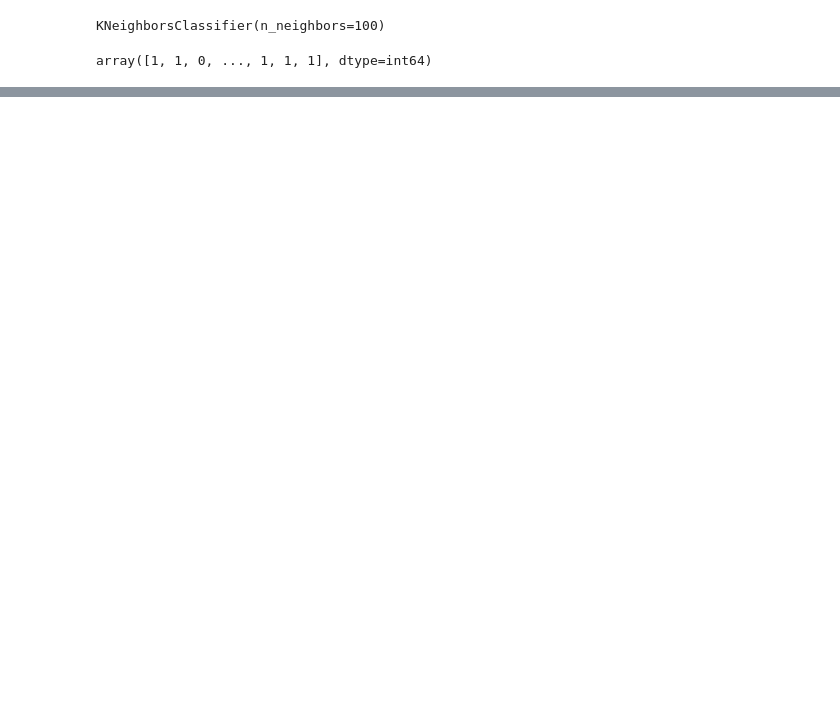
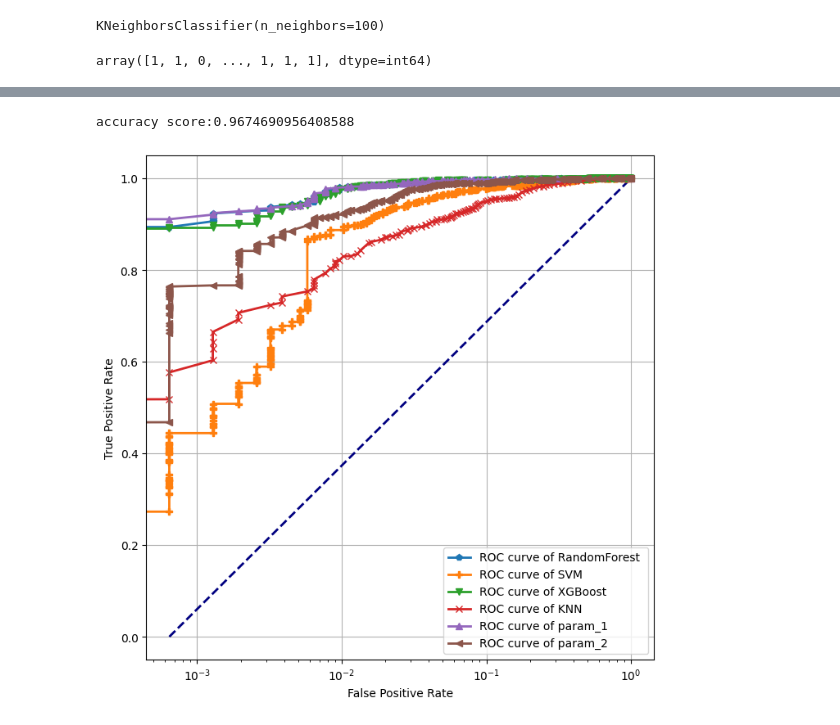
Before and after one commit to dukechain2333/ST112-Final, a Jupyter notebook: Phishing_BestFirst_Demo.ipynb, the cells around one changed output, grey strips where cells are left out. Cells and saved outputs as stored; diff of their text form; code cells hidden in the pictures; blank space fills up the shorter version.

```diff
--- a/Phishing_BestFirst_Demo.ipynb
+++ b/Phishing_BestFirst_Demo.ipynb
@@ -176,0 +188,13 @@ plot_roc(y_test=y_test, label_proba=label_proba,arg_name=arg_name)
+# %%
+model = RandomForestClassifier(n_estimators=5,max_depth=10,min_samples_split=2,min_samples_leaf=1)
+model.fit(X_train, y_train)
+label_predict_RF_2 = model.predict(X_test)
+print("accuracy score:"+str(accuracy_score(y_test, label_predict_RF_2)))
+accuracy.append(accuracy_score(y_test, label_predict_RF_2))
+label_proba_RF_2 = model.predict_proba(X_test)
+arg_name.append('param_2')
+label_proba.append(label_proba_RF_2)
+plot_roc(y_test=y_test, label_proba=label_proba,arg_name=arg_name)
+# %% [output]
+accuracy score:0.9674690956408588
+[figure, added]
```
Also changed, not shown: parts of 19 cells of this notebook, 1 other file.
